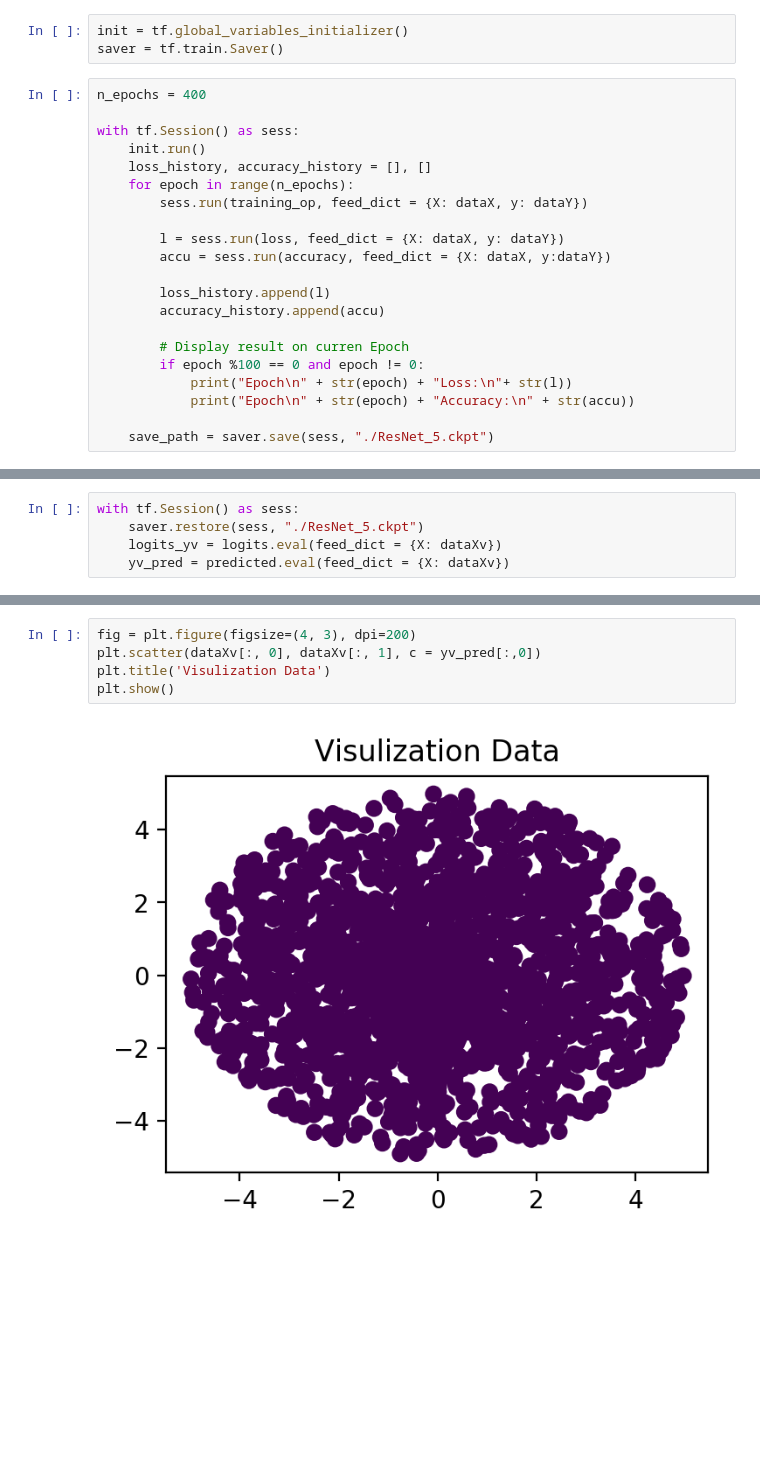
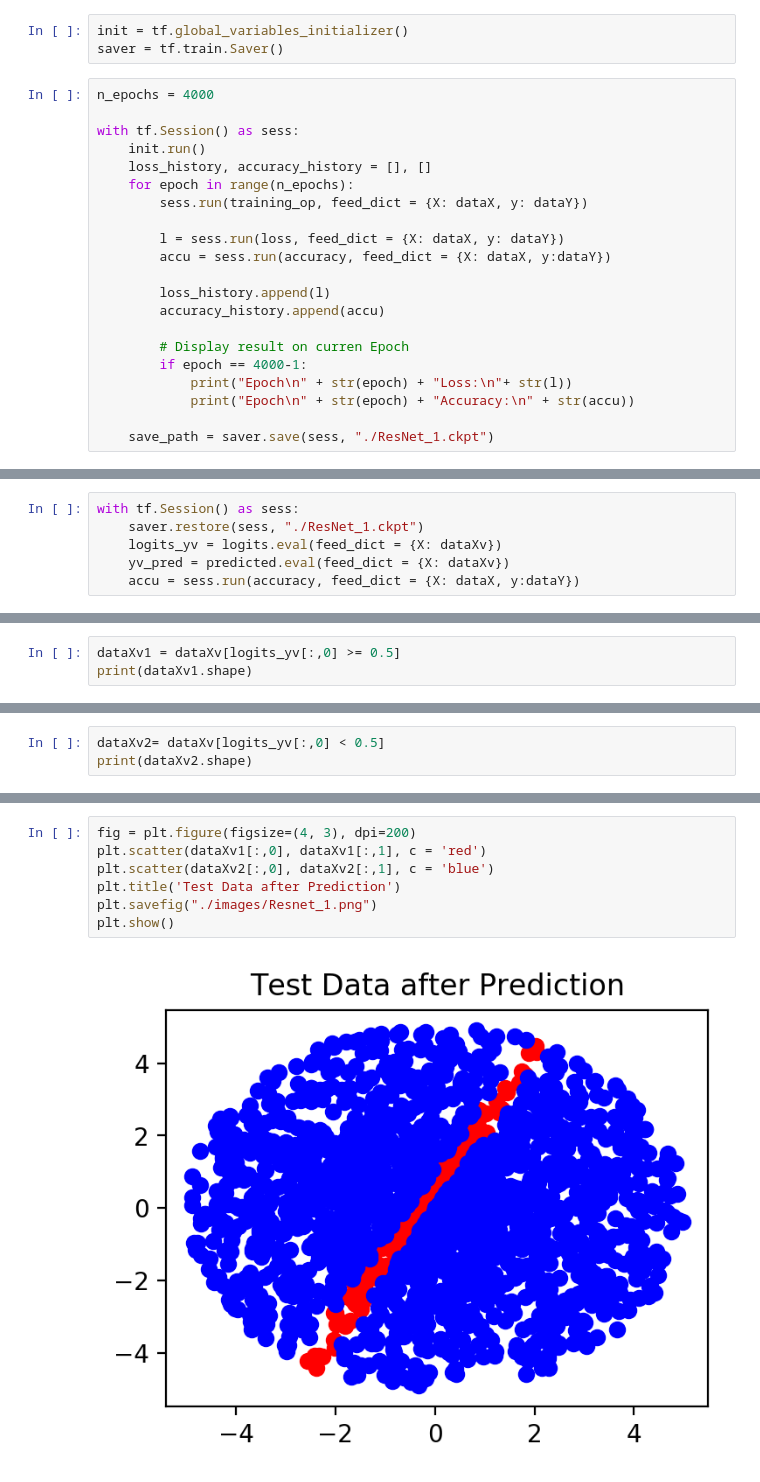
Before and after one commit to fairycloudsi/neural_networks, a Jupyter notebook: Porject_3_ResNet5.ipynb, the cells around one changed output, grey strips where cells are left out. Cells and saved outputs as stored; diff of their text form; blank space fills up the shorter version.

```diff
--- a/Porject_3_ResNet5.ipynb
+++ b/Porject_3_ResNet5.ipynb
@@ -89,7 +93,7 @@ with tf.name_scope("eval"):
 init = tf.global_variables_initializer()
 saver = tf.train.Saver()
 # %%
-n_epochs = 400
+n_epochs = 4000
 
 with tf.Session() as sess:
     init.run()
@@ -104,10 +108,10 @@ with tf.Session() as sess:
         accuracy_history.append(accu)
 
         # Display result on curren Epoch
-        if epoch %100 == 0 and epoch != 0:
+        if epoch == 4000-1:
             print("Epoch\n" + str(epoch) + "Loss:\n"+ str(l))
             print("Epoch\n" + str(epoch) + "Accuracy:\n" + str(accu))
 
-    save_path = saver.save(sess, "./ResNet_5.ckpt")
+    save_path = saver.save(sess, "./ResNet_1.ckpt")
 # %% [output]
 Epoch
@@ -164,6 +158,7 @@ plt.show()
 # %%
 with tf.Session() as sess:
-    saver.restore(sess, "./ResNet_5.ckpt")
+    saver.restore(sess, "./ResNet_1.ckpt")
     logits_yv = logits.eval(feed_dict = {X: dataXv})
     yv_pred = predicted.eval(feed_dict = {X: dataXv})
+    accu = sess.run(accuracy, feed_dict = {X: dataX, y:dataY})
 # %% [output]
@@ -170,0 +169,3 @@ INFO:tensorflow:Restoring parameters from ./ResNet_5.ckpt
+# %%
+dataXv1 = dataXv[logits_yv[:,0] >= 0.5]
+print(dataXv1.shape)
@@ -170,0 +174,3 @@ INFO:tensorflow:Restoring parameters from ./ResNet_5.ckpt
+# %%
+dataXv2= dataXv[logits_yv[:,0] < 0.5]
+print(dataXv2.shape)
@@ -171,7 +179,9 @@ INFO:tensorflow:Restoring parameters from ./ResNet_5.ckpt
 # %%
 fig = plt.figure(figsize=(4, 3), dpi=200)
-plt.scatter(dataXv[:, 0], dataXv[:, 1], c = yv_pred[:,0])
-plt.title('Visulization Data')
+plt.scatter(dataXv1[:,0], dataXv1[:,1], c = 'red')
+plt.scatter(dataXv2[:,0], dataXv2[:,1], c = 'blue')
+plt.title('Test Data after Prediction')
+plt.savefig("./images/Resnet_1.png")
 plt.show()
 # %% [output]
-[figure, old version]
+[figure, new version]
```
Also changed, not shown: parts of 14 cells of this notebook.
